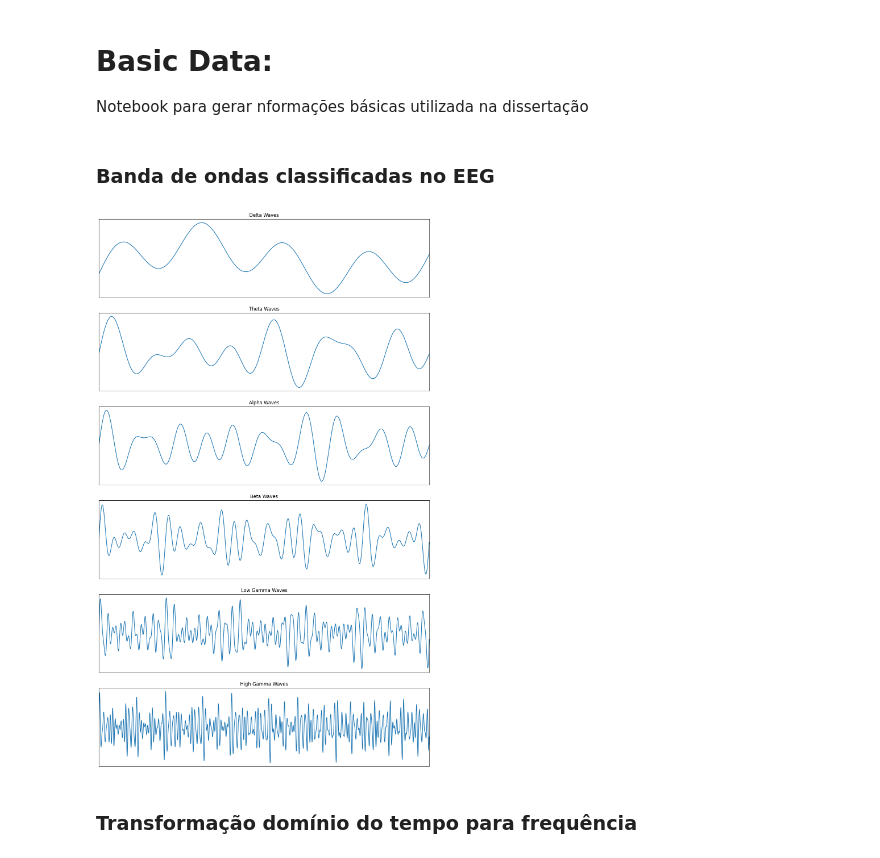
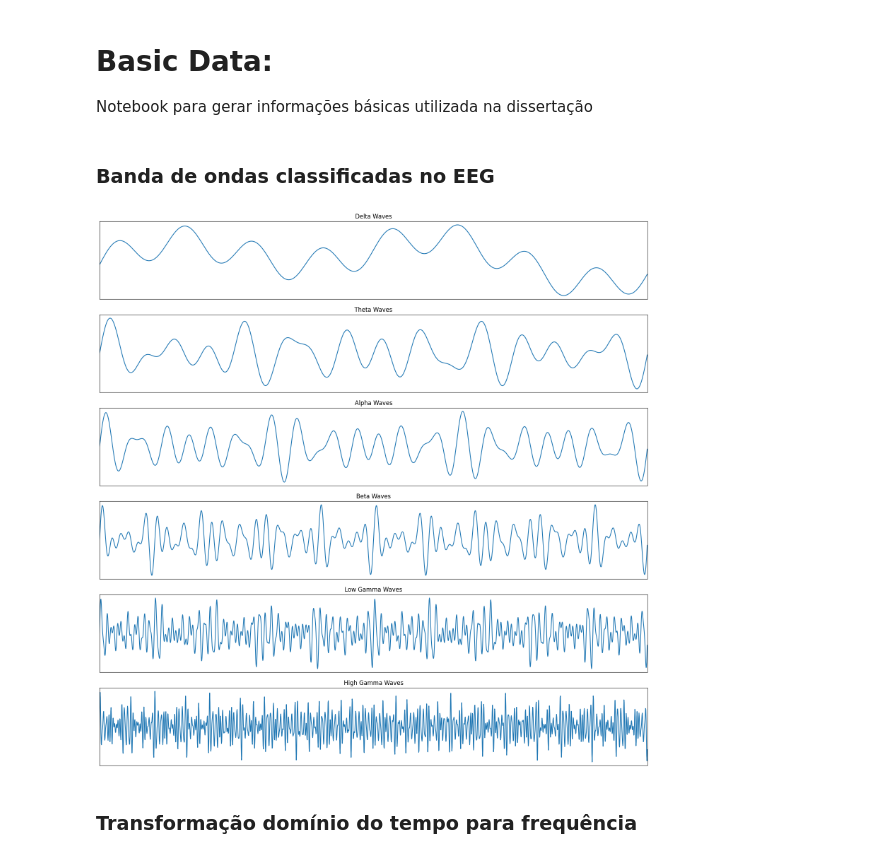
Before and after one commit to luizantoniona/eeg-epileptic-seizure-detection, a Jupyter notebook: basicdata.ipynb, the cells around one changed output. Drawn from its saved outputs; the diff is of its cells as text; code cells hidden in the pictures.

```diff
--- a/basicdata.ipynb
+++ b/basicdata.ipynb
@@ -1,6 +1,6 @@
 # %% [markdown]
 # Basic Data:
-Notebook para gerar nformações básicas utilizada na dissertação
+Notebook para gerar informações básicas utilizada na dissertação
 # %% [markdown]
 ### Banda de ondas classificadas no EEG
 # %%
@@ -8,16 +8,16 @@ import numpy as np
 import matplotlib.pyplot as plt
 import matplotlib.ticker as ticker
 
-time = np.arange(0, 2, 0.001);
+time = np.arange(0, 2, 0.001)
 
-delta_waves = np.sin(0.3*np.pi*time) + np.sin(1*np.pi*time) + np.sin(4*np.pi*time)
-theta_waves = np.sin(4.5*np.pi*time) + np.sin(6*np.pi*time) + np.sin(8*np.pi*time)
-alpha_waves = np.sin(8.5*np.pi*time) + np.sin(10*np.pi*time) + np.sin(13*np.pi*time)
-beta_waves = np.sin(14*np.pi*time) + np.sin(20*np.pi*time) + np.sin(25*np.pi*time) + np.sin(30*np.pi*time)
-lowgamma_waves = np.sin(31*np.pi*time) + np.sin(40*np.pi*time) + np.sin(45*np.pi*time) + np.sin(50*np.pi*time) + np.sin(80*np.pi*time)
-highgamma_waves = np.sin(80.5*np.pi*time) + np.sin(90*np.pi*time) + np.sin(100*np.pi*time) + np.sin(125*np.pi*time) + np.sin(150*np.pi*time)
+delta_waves = np.sin(0.3*2*np.pi*time) + np.sin(1*2*np.pi*time) + np.sin(4*2*np.pi*time)
+theta_waves = np.sin(4.5*2*np.pi*time) + np.sin(6*2*np.pi*time) + np.sin(8*2*np.pi*time)
+alpha_waves = np.sin(8.5*2*np.pi*time) + np.sin(10*2*np.pi*time) + np.sin(13*2*np.pi*time)
+beta_waves = np.sin(14*2*np.pi*time) + np.sin(20*2*np.pi*time) + np.sin(25*2*np.pi*time) + np.sin(30*2*np.pi*time)
+lowgamma_waves = np.sin(31*2*np.pi*time) + np.sin(40*2*np.pi*time) + np.sin(45*2*np.pi*time) + np.sin(50*2*np.pi*time) + np.sin(80*2*np.pi*time)
+highgamma_waves = np.sin(80.5*2*np.pi*time) + np.sin(90*2*np.pi*time) + np.sin(100*2*np.pi*time) + np.sin(125*2*np.pi*time) + np.sin(150*2*np.pi*time)
 
-figure = plt.figure(figsize=(15,25))
+figure = plt.figure(figsize=(20,20))
 
 deltax = figure.add_subplot(611)
 deltax.set_title('Delta Waves')
@@ -36,34 +36,34 @@ thetax.plot(time, theta_waves)
 alphax = figure.add_subplot(613)
 alphax.set_title('Alpha Waves')
 alphax.set_xlim(left=0, right=2)
 alphax.xaxis.set_major_locator(ticker.NullLocator())
 alphax.yaxis.set_major_locator(ticker.NullLocator())
 alphax.plot(time, alpha_waves)
 
 betax = figure.add_subplot(614)
 betax.set_title('Beta Waves')
 betax.set_xlim(left=0, right=2)
 betax.xaxis.set_major_locator(ticker.NullLocator())
 betax.yaxis.set_major_locator(ticker.NullLocator())
 betax.plot(time, beta_waves)
 
 lowgammax = figure.add_subplot(615)
 lowgammax.set_title('Low Gamma Waves')
 lowgammax.xaxis.set_major_locator(ticker.NullLocator())
 lowgammax.yaxis.set_major_locator(ticker.NullLocator())
 lowgammax.set_xlim(left=0, right=2)
 lowgammax.plot(time, lowgamma_waves)
 
 highgammax = figure.add_subplot(616)
 highgammax.set_title('High Gamma Waves')
 highgammax.xaxis.set_major_locator(ticker.NullLocator())
 highgammax.yaxis.set_major_locator(ticker.NullLocator())
 highgammax.set_xlim(left=0, right=2)
 highgammax.plot(time, highgamma_waves)
 
 plt.show();
 # %% [output]
-[figure, old version]
+[figure, new version]
 # %% [markdown]
 ### Transformação domínio do tempo para frequência
 # %%
```
Also changed, not shown: parts of 8 cells of this notebook.
